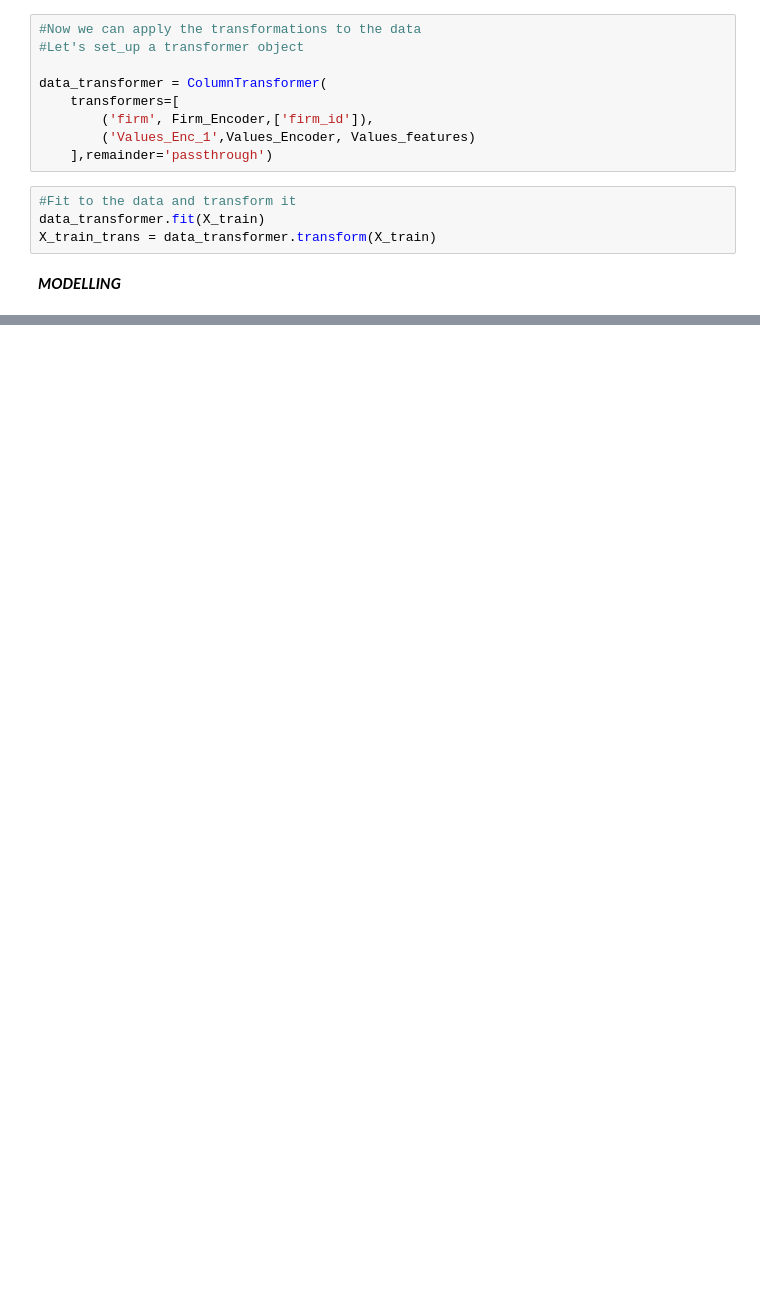
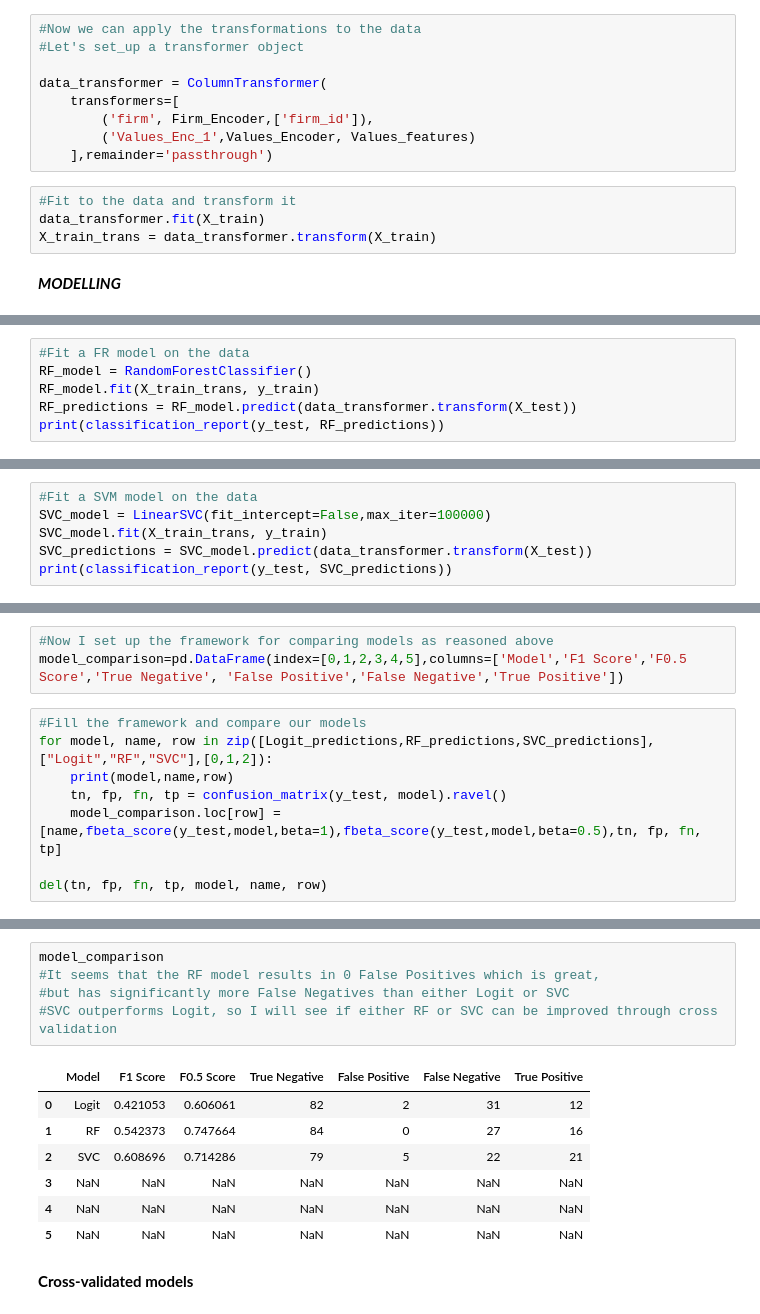
Before and after one commit to callmegramma/Dividend_cut, a Jupyter notebook: Markit_Notebook_Plamen_Ivanov.ipynb, the cells around one changed output, grey strips where cells are left out. Cells and saved outputs as stored; diff of their text form; blank space fills up the shorter version.

```diff
--- a/Markit_Notebook_Plamen_Ivanov.ipynb
+++ b/Markit_Notebook_Plamen_Ivanov.ipynb
@@ -267,0 +439,6 @@ X_train_trans = data_transformer.transform(X_train)
+# %%
+#Fit a FR model on the data
+RF_model = RandomForestClassifier()
+RF_model.fit(X_train_trans, y_train)
+RF_predictions = RF_model.predict(data_transformer.transform(X_test))
+print(classification_report(y_test, RF_predictions))
@@ -267,0 +454,6 @@ X_train_trans = data_transformer.transform(X_train)
+# %%
+#Fit a SVM model on the data
+SVC_model = LinearSVC(fit_intercept=False,max_iter=100000)
+SVC_model.fit(X_train_trans, y_train)
+SVC_predictions = SVC_model.predict(data_transformer.transform(X_test))
+print(classification_report(y_test, SVC_predictions))
@@ -267,0 +477,11 @@ X_train_trans = data_transformer.transform(X_train)
+# %%
+#Now I set up the framework for comparing models as reasoned above
+model_comparison=pd.DataFrame(index=[0,1,2,3,4,5],columns=['Model','F1 Score','F0.5 Score','True Negative', 'False Positive','False Negative','True Positive'])
+# %%
+#Fill the framework and compare our models
+for model, name, row in zip([Logit_predictions,RF_predictions,SVC_predictions],["Logit","RF","SVC"],[0,1,2]):
+    print(model,name,row)
+    tn, fp, fn, tp = confusion_matrix(y_test, model).ravel()
+    model_comparison.loc[row] = [name,fbeta_score(y_test,model,beta=1),fbeta_score(y_test,model,beta=0.5),tn, fp, fn, tp]
+
+del(tn, fp, fn, tp, model, name, row)
@@ -267,0 +507,15 @@ X_train_trans = data_transformer.transform(X_train)
+# %%
+model_comparison
+#It seems that the RF model results in 0 False Positives which is great,
+#but has significantly more False Negatives than either Logit or SVC
+#SVC outperforms Logit, so I will see if either RF or SVC can be improved through cross validation
+# %% [output]
+|  | Model | F1 Score | F0.5 Score | True Negative | False Positive | False Negative | True Positive |
+| 0 | Logit | 0.421053 | 0.606061 | 82 | 2 | 31 | 12 |
+| 1 | RF | 0.542373 | 0.747664 | 84 | 0 | 27 | 16 |
+| 2 | SVC | 0.608696 | 0.714286 | 79 | 5 | 22 | 21 |
+| 3 | NaN | NaN | NaN | NaN | NaN | NaN | NaN |
+| 4 | NaN | NaN | NaN | NaN | NaN | NaN | NaN |
+| 5 | NaN | NaN | NaN | NaN | NaN | NaN | NaN |
+# %% [markdown]
+**Cross-validated models**
```
Also changed, not shown: parts of 47 cells of this notebook.
